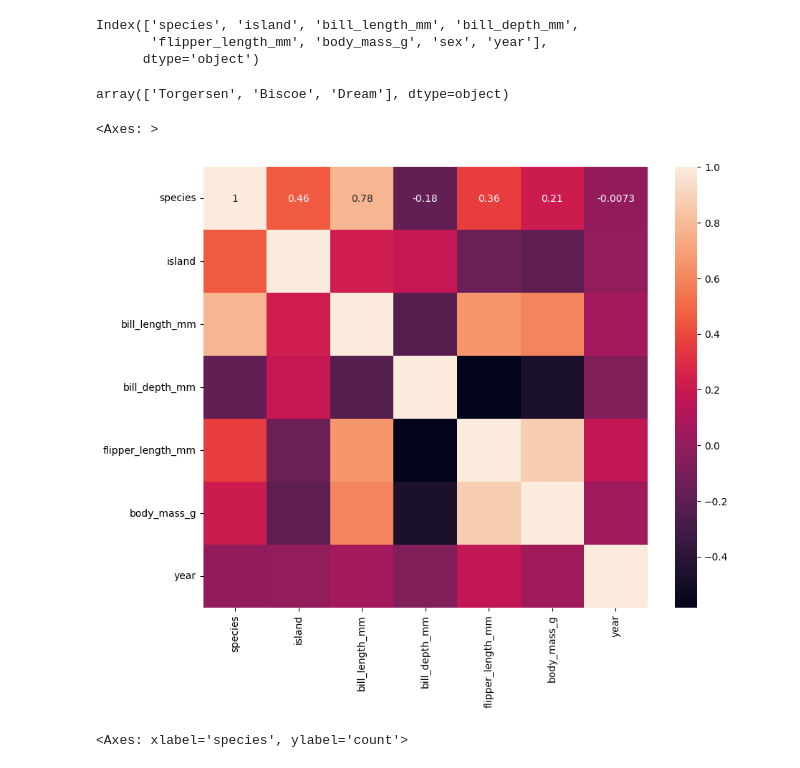
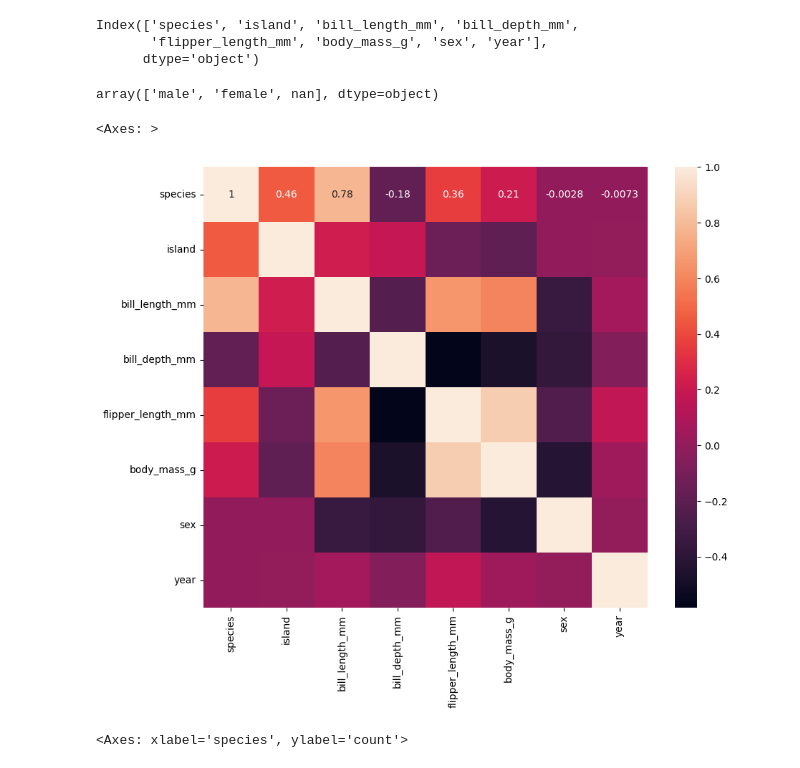
Before and after one commit to LauraGSanchz/DS_PT_09_2023, a Jupyter notebook: Machine_Learning/1-Supervisado/4-Ejercicio/ML_penguins.ipynb, the cells around one changed output. Cells and saved outputs as stored; diff of their text form; code cells hidden in the pictures.

```diff
--- a/Machine_Learning/1-Supervisado/4-Ejercicio/ML_penguins.ipynb
+++ b/Machine_Learning/1-Supervisado/4-Ejercicio/ML_penguins.ipynb
@@ -117,18 +119,18 @@ Index(['species', 'island', 'bill_length_mm', 'bill_depth_mm',
        'flipper_length_mm', 'body_mass_g', 'sex', 'year'],
       dtype='object')
 # %%
-df.island.unique()
+df.sex.unique()
 # %% [output]
-array(['Torgersen', 'Biscoe', 'Dream'], dtype=object)
+array(['male', 'female', nan], dtype=object)
 # %%
 plt.figure(figsize=(10,8))
-sns.heatmap(df.replace({'Adelie':0, 'Gentoo': 1, 'Chinstrap':2,'Torgersen':0, 'Biscoe':1, 'Dream':2}).corr(numeric_only=True), annot=True)
+sns.heatmap(df.replace({'Adelie':0, 'Gentoo': 1, 'Chinstrap':2,'Torgersen':0, 'Biscoe':1, 'Dream':2, 'male':0, 'female':1}).corr(numeric_only=True), annot=True)
 # asignando valores a las categorias, podemos graficar todas las variables. El replace se podria hacer también con un map.
 # ¿qué variables son colineales? las que tengan alta correlación. dos qeue tengan mucha correlacion es decir que tengan mucha dependencia, podríamso descartar la que tenga menos correlación respecto a la target.
-# Este descaret lo hariamos una vez probado el modelo con todas las col, y luego probar a ver si esta columna hace 'ruido' al modelo.
+# Este descarte lo hariamos una vez probado el modelo con todas las col, y luego probar a ver si esta columna hace 'ruido' al modelo.
 # %% [output]
 <Axes: >
-[figure, old version]
+[figure, new version]
 # %%
 sns.countplot(x= df['species'])
 # sns.countplot(x= 'species', data=df)  es lo mismo
```
Also changed, not shown: parts of 33 cells of this notebook, 4 other files.
